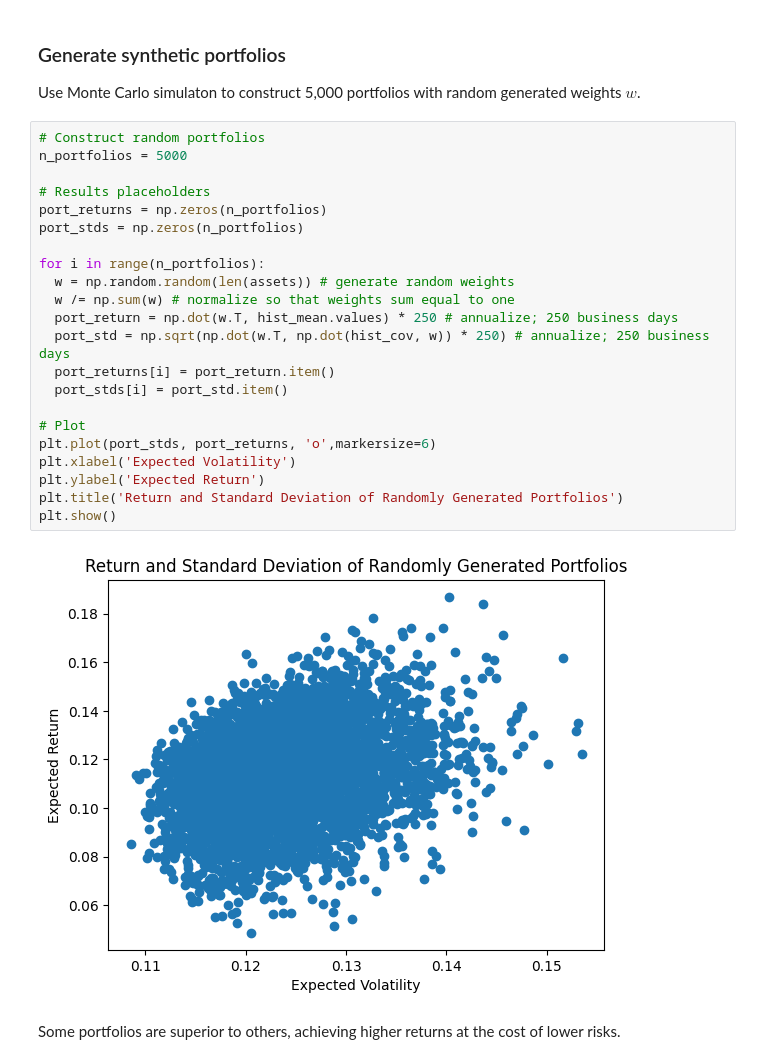
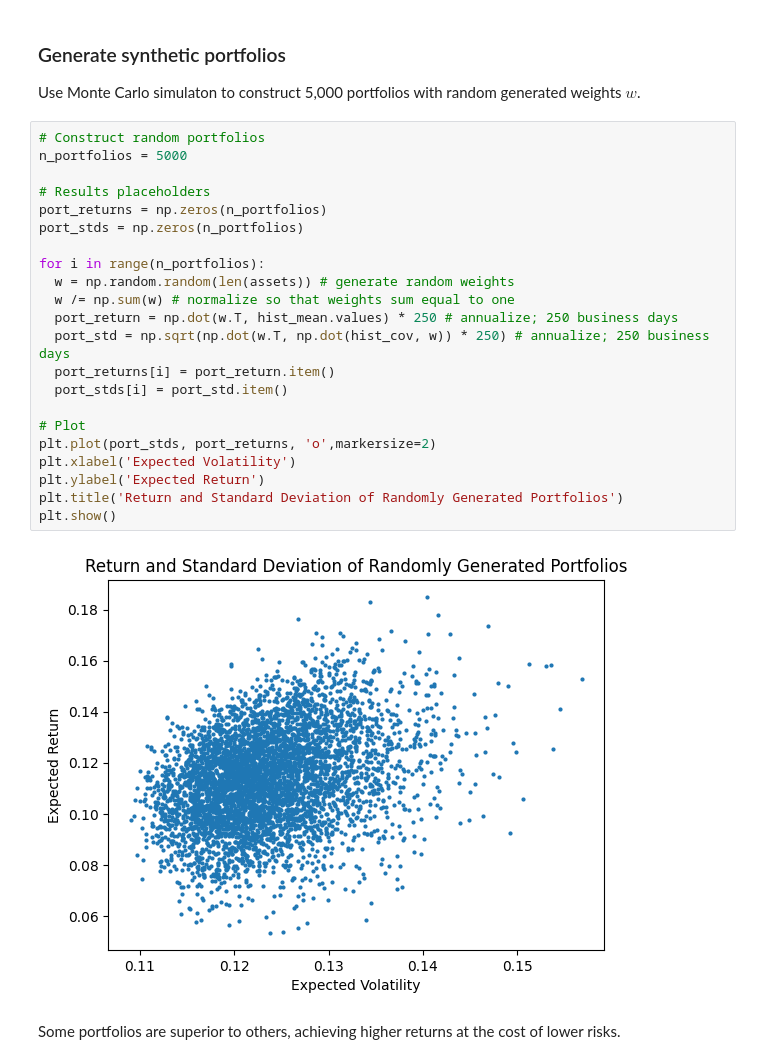
Before and after one commit to SunnyIsCute/QuantResearch, a Jupyter notebook: Portfolio_optimization/portfolio_optimization.ipynb, the cells around one changed output. Cells and saved outputs as stored; diff of their text form.

```diff
--- a/Portfolio_optimization/portfolio_optimization.ipynb
+++ b/Portfolio_optimization/portfolio_optimization.ipynb
@@ -135,27 +144,27 @@ Use Monte Carlo simulaton to construct 5,000 portfolios with random generated we
 # %%
 # Construct random portfolios
 n_portfolios = 5000
 
 # Results placeholders
 port_returns = np.zeros(n_portfolios)
 port_stds = np.zeros(n_portfolios)
 
 for i in range(n_portfolios):
   w = np.random.random(len(assets)) # generate random weights
   w /= np.sum(w) # normalize so that weights sum equal to one
   port_return = np.dot(w.T, hist_mean.values) * 250 # annualize; 250 business days
   port_std = np.sqrt(np.dot(w.T, np.dot(hist_cov, w)) * 250) # annualize; 250 business days
   port_returns[i] = port_return.item()
   port_stds[i] = port_std.item()
 
 # Plot
-plt.plot(port_stds, port_returns, 'o',markersize=6)
+plt.plot(port_stds, port_returns, 'o',markersize=2)
 plt.xlabel('Expected Volatility')
 plt.ylabel('Expected Return')
 plt.title('Return and Standard Deviation of Randomly Generated Portfolios')
 plt.show()
 # %% [output]
-[figure, old version]
+[figure, new version]
 # %% [markdown]
 Some portfolios are superior to others, achieving higher returns at the cost of lower risks.
 # %% [markdown]
```
Also changed, not shown: parts of 11 cells of this notebook.
